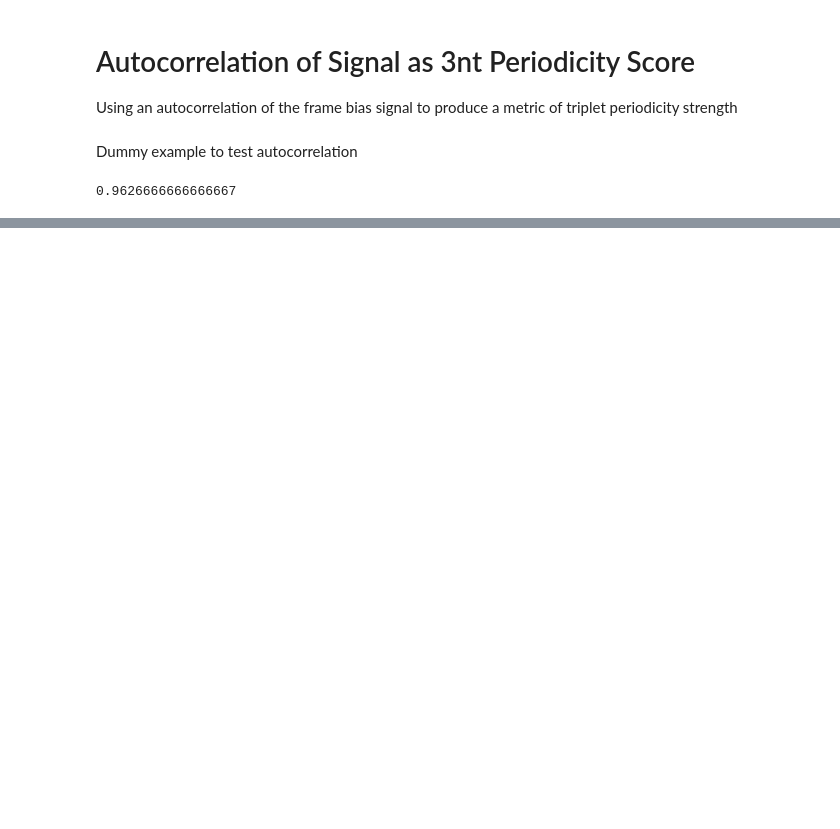
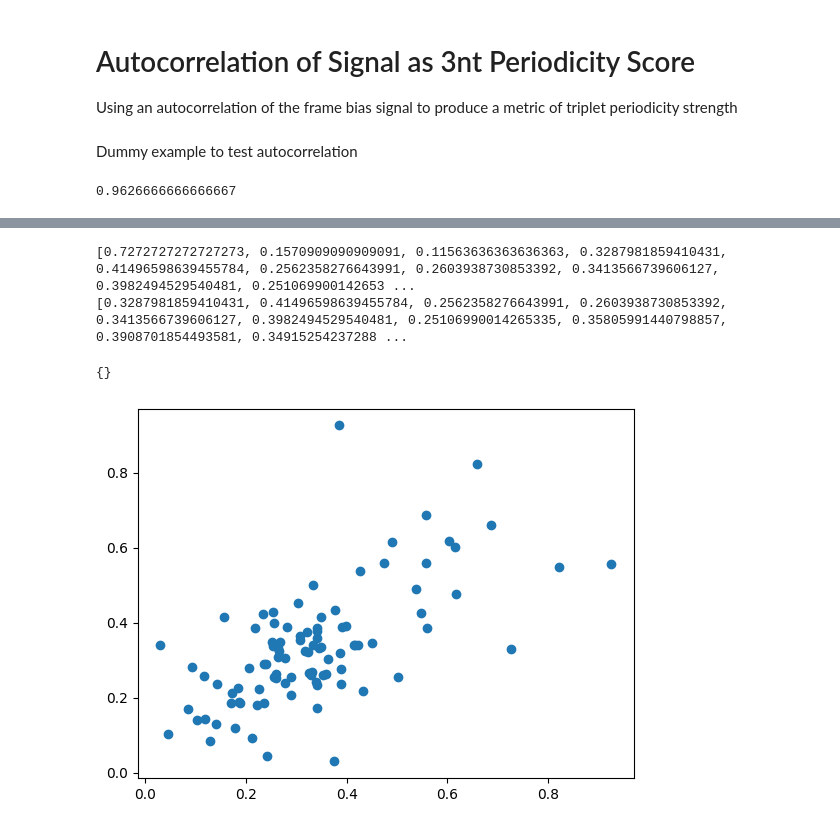
Before and after one commit to JackCurragh/Metric-Analysis, a Jupyter notebook: triplet_periodicity/autocorrelation.ipynb, the cells around one changed output, grey strips where cells are left out. Saved outputs shown, nothing was run; the diff lists cells and outputs as text; code cells hidden in the pictures; blank space fills up the shorter version.

```diff
--- a/triplet_periodicity/autocorrelation.ipynb
+++ b/triplet_periodicity/autocorrelation.ipynb
@@ -21,3 +38,7 @@ signal = np.array([0.5, 0.4, 0.2, 0.5, 0.5, 0.2, 0.5, 0.5, 0.2, 0.4, 0.4, 0.2, 0
 print(autocorrelation(signal, 3))
 # %% [output]
 0.9626666666666667
+# %%
+df = pd.read_csv('/home/jack/projects/RibosomeProfiler/sample_data/annotated_read_df.csv')
+# %%
+df_cleaned = df.drop(['sequence', 'sequence_qualities', 'tags', 'genomic_cds_starts', 'genomic_cds_ends'], axis=1)
@@ -23,0 +183,33 @@ print(autocorrelation(signal, 3))
+# %%
+metagene_prof = metagene_profile(df_cleaned)['start']
+for read_length in metagene_prof:
+    count_list = np.array(list(metagene_prof[read_length].values()))
+    signal = []
+    for i in range(0, len(count_list), 3):
+        if len(count_list[i:i+3]) != 3:
+            break
+        for j in count_list[i:i+3]:
+            signal.append(j/sum(count_list[i:i+3]))
+    if read_length == 28:
+        twenty_eight = signal
+        twenty_eight_counts = count_list
+
+    if read_length == 29:
+        twenty_nine = signal
+        twenty_nine_counts = count_list
+
+    if read_length == 31:
+        thirty_one = signal
+        thirty_one_counts = count_list
+print(twenty_eight[:-3])
+print(twenty_eight[3:])
+# %% [output]
+[0.7272727272727273, 0.1570909090909091, 0.11563636363636363, 0.3287981859410431, 0.41496598639455784, 0.2562358276643991, 0.2603938730853392, 0.3413566739606127, 0.3982494529540481, 0.251069900142653 ...
+[0.3287981859410431, 0.41496598639455784, 0.2562358276643991, 0.2603938730853392, 0.3413566739606127, 0.3982494529540481, 0.25106990014265335, 0.35805991440798857, 0.3908701854493581, 0.34915254237288 ...
+# %%
+# plot twenty_eight[:-3] vs twenty_eight[3:]
+plt.plot(twenty_eight[:-3], twenty_eight[3:], 'o')
+print(autocorrelate_proportions(signal, 3))
+# %% [output]
+{}
+[figure, added]
```
Also changed, not shown: parts of 20 cells of this notebook.
